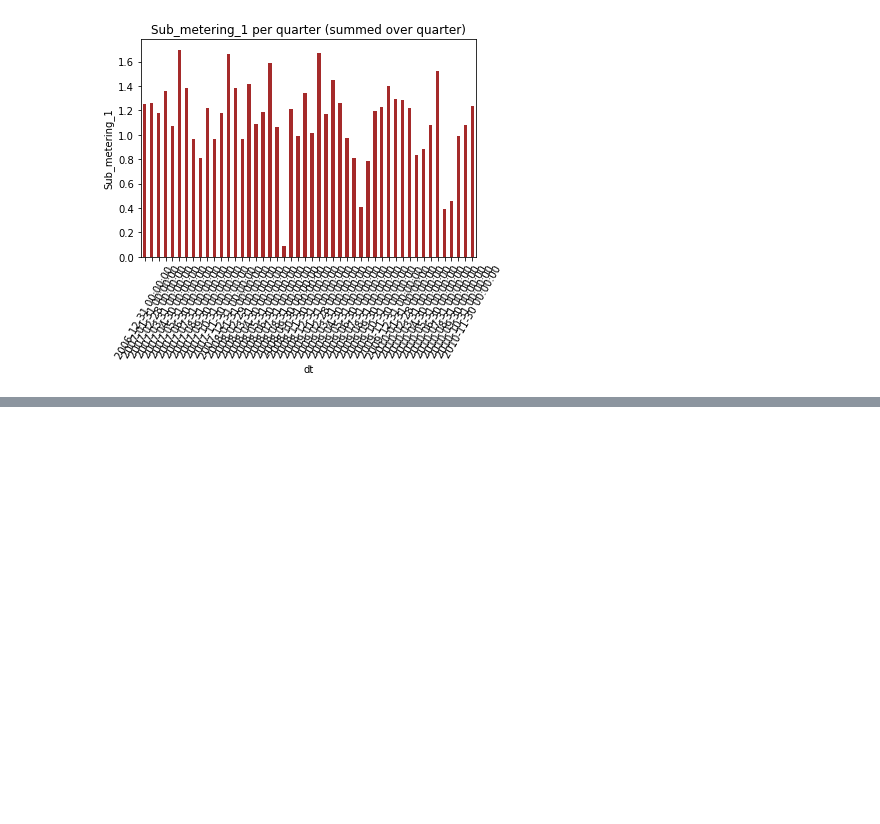
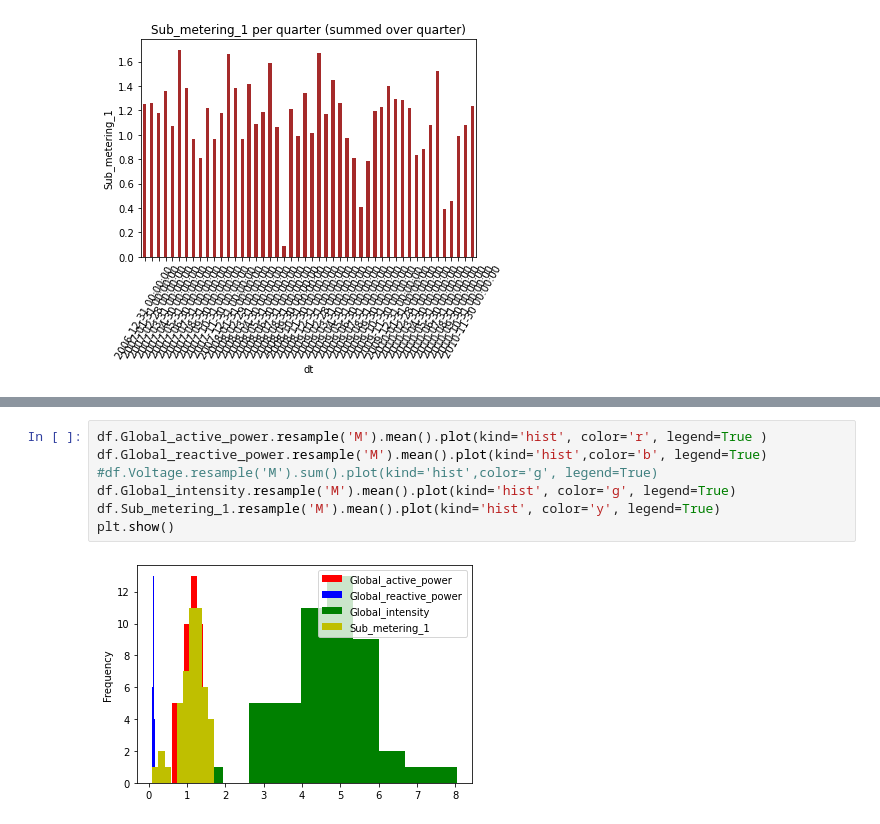
Before and after one commit to HarmanBhutani/ML_projects, a Jupyter notebook: Individual_household_electric_power_consumption.ipynb, the cells around one changed output, grey strips where cells are left out. Drawn from its saved outputs; the diff is of its cells as text; blank space fills up the shorter version.

```diff
--- a/Individual_household_electric_power_consumption.ipynb
+++ b/Individual_household_electric_power_consumption.ipynb
@@ -238,0 +259,9 @@ plt.show()
+# %%
+df.Global_active_power.resample('M').mean().plot(kind='hist', color='r', legend=True )
+df.Global_reactive_power.resample('M').mean().plot(kind='hist',color='b', legend=True)
+#df.Voltage.resample('M').sum().plot(kind='hist',color='g', legend=True)
+df.Global_intensity.resample('M').mean().plot(kind='hist', color='g', legend=True)
+df.Sub_metering_1.resample('M').mean().plot(kind='hist', color='y', legend=True)
+plt.show()
+# %% [output]
+[figure, added]
```
Also changed, not shown: parts of 6 cells of this notebook.
